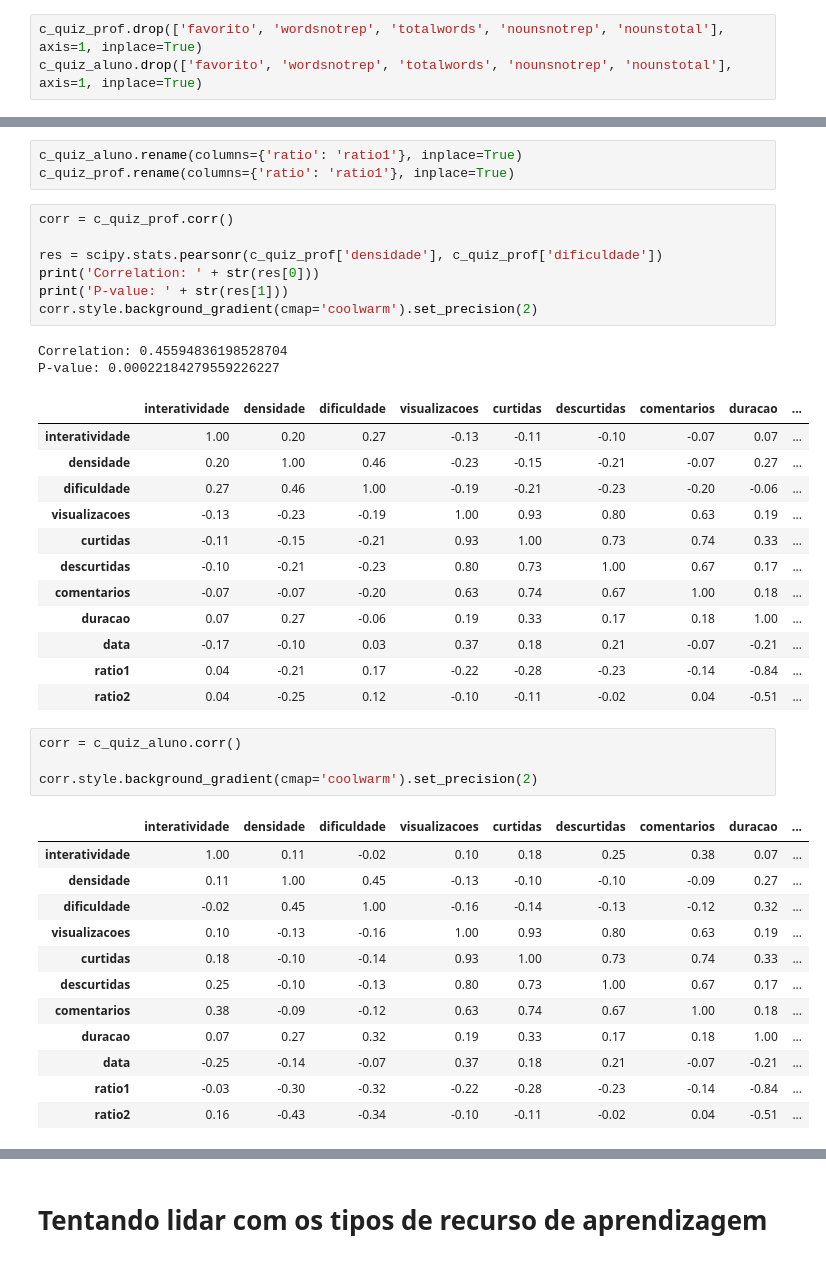
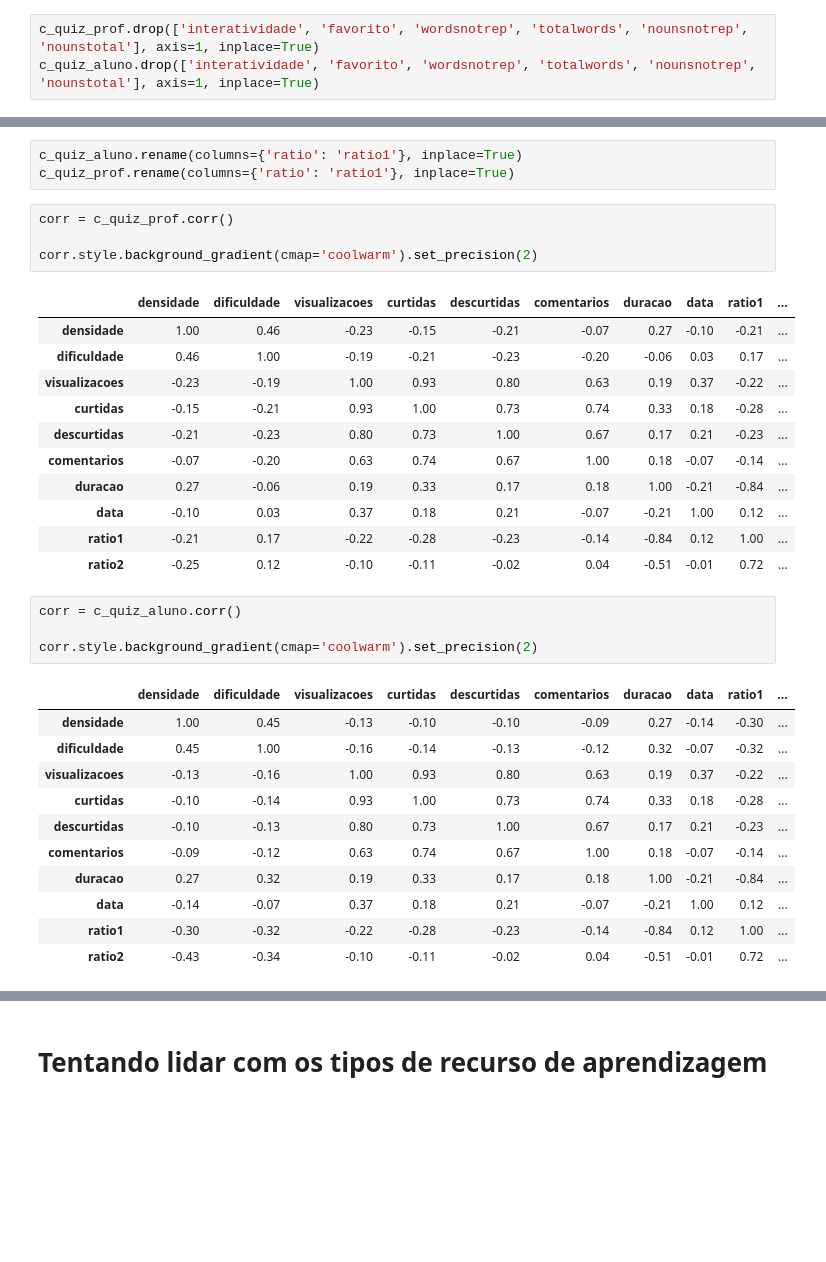
Before and after one commit to pedro-maschio/artigoSBIE, a Jupyter notebook: Análise Quase Final 1.0.1.ipynb, the cells around one changed output, grey strips where cells are left out. Drawn from its saved outputs; the diff is of its cells as text; blank space fills up the shorter version.

```diff
--- a/Análise Quase Final 1.0.1.ipynb
+++ b/Análise Quase Final 1.0.1.ipynb
@@ -269,8 +283,8 @@ ratios_to_float(questionarios)
 # %% [markdown]
 ## Removendo as colunas da quantidade de palavras e favorito (inteiramente 0)
 # %%
-c_quiz_prof.drop(['favorito', 'wordsnotrep', 'totalwords', 'nounsnotrep', 'nounstotal'], axis=1, inplace=True)
-c_quiz_aluno.drop(['favorito', 'wordsnotrep', 'totalwords', 'nounsnotrep', 'nounstotal'], axis=1, inplace=True)
+c_quiz_prof.drop(['interatividade', 'favorito', 'wordsnotrep', 'totalwords', 'nounsnotrep', 'nounstotal'], axis=1, inplace=True)
+c_quiz_aluno.drop(['interatividade', 'favorito', 'wordsnotrep', 'totalwords', 'nounsnotrep', 'nounstotal'], axis=1, inplace=True)
 # %% [markdown]
 # Verificando as correlações:  Professores
 # %%
@@ -521,42 +557,35 @@ c_quiz_prof.rename(columns={'ratio': 'ratio1'}, inplace=True)
 # %%
 corr = c_quiz_prof.corr()
 
-res = scipy.stats.pearsonr(c_quiz_prof['densidade'], c_quiz_prof['dificuldade'])
-print('Correlation: ' + str(res[0]))
-print('P-value: ' + str(res[1]))
 corr.style.background_gradient(cmap='coolwarm').set_precision(2)
 # %% [output]
-Correlation: 0.45594836198528704
-P-value: 0.00022184279559226227
-|  | interatividade | densidade | dificuldade | visualizacoes | curtidas | descurtidas | comentarios | duracao | ... |
-| interatividade | 1.00 | 0.20 | 0.27 | -0.13 | -0.11 | -0.10 | -0.07 | 0.07 | ... |
-| densidade | 0.20 | 1.00 | 0.46 | -0.23 | -0.15 | -0.21 | -0.07 | 0.27 | ... |
-| dificuldade | 0.27 | 0.46 | 1.00 | -0.19 | -0.21 | -0.23 | -0.20 | -0.06 | ... |
-| visualizacoes | -0.13 | -0.23 | -0.19 | 1.00 | 0.93 | 0.80 | 0.63 | 0.19 | ... |
-| curtidas | -0.11 | -0.15 | -0.21 | 0.93 | 1.00 | 0.73 | 0.74 | 0.33 | ... |
-| descurtidas | -0.10 | -0.21 | -0.23 | 0.80 | 0.73 | 1.00 | 0.67 | 0.17 | ... |
-| comentarios | -0.07 | -0.07 | -0.20 | 0.63 | 0.74 | 0.67 | 1.00 | 0.18 | ... |
-| duracao | 0.07 | 0.27 | -0.06 | 0.19 | 0.33 | 0.17 | 0.18 | 1.00 | ... |
-| data | -0.17 | -0.10 | 0.03 | 0.37 | 0.18 | 0.21 | -0.07 | -0.21 | ... |
-| ratio1 | 0.04 | -0.21 | 0.17 | -0.22 | -0.28 | -0.23 | -0.14 | -0.84 | ... |
-| ratio2 | 0.04 | -0.25 | 0.12 | -0.10 | -0.11 | -0.02 | 0.04 | -0.51 | ... |
+|  | densidade | dificuldade | visualizacoes | curtidas | descurtidas | comentarios | duracao | data | ratio1 | ... |
+| densidade | 1.00 | 0.46 | -0.23 | -0.15 | -0.21 | -0.07 | 0.27 | -0.10 | -0.21 | ... |
+| dificuldade | 0.46 | 1.00 | -0.19 | -0.21 | -0.23 | -0.20 | -0.06 | 0.03 | 0.17 | ... |
+| visualizacoes | -0.23 | -0.19 | 1.00 | 0.93 | 0.80 | 0.63 | 0.19 | 0.37 | -0.22 | ... |
+| curtidas | -0.15 | -0.21 | 0.93 | 1.00 | 0.73 | 0.74 | 0.33 | 0.18 | -0.28 | ... |
+| descurtidas | -0.21 | -0.23 | 0.80 | 0.73 | 1.00 | 0.67 | 0.17 | 0.21 | -0.23 | ... |
+| comentarios | -0.07 | -0.20 | 0.63 | 0.74 | 0.67 | 1.00 | 0.18 | -0.07 | -0.14 | ... |
+| duracao | 0.27 | -0.06 | 0.19 | 0.33 | 0.17 | 0.18 | 1.00 | -0.21 | -0.84 | ... |
+| data | -0.10 | 0.03 | 0.37 | 0.18 | 0.21 | -0.07 | -0.21 | 1.00 | 0.12 | ... |
+| ratio1 | -0.21 | 0.17 | -0.22 | -0.28 | -0.23 | -0.14 | -0.84 | 0.12 | 1.00 | ... |
+| ratio2 | -0.25 | 0.12 | -0.10 | -0.11 | -0.02 | 0.04 | -0.51 | -0.01 | 0.72 | ... |
 # %%
 corr = c_quiz_aluno.corr()
 
 corr.style.background_gradient(cmap='coolwarm').set_precision(2)
 # %% [output]
-|  | interatividade | densidade | dificuldade | visualizacoes | curtidas | descurtidas | comentarios | duracao | ... |
-| interatividade | 1.00 | 0.11 | -0.02 | 0.10 | 0.18 | 0.25 | 0.38 | 0.07 | ... |
-| densidade | 0.11 | 1.00 | 0.45 | -0.13 | -0.10 | -0.10 | -0.09 | 0.27 | ... |
-| dificuldade | -0.02 | 0.45 | 1.00 | -0.16 | -0.14 | -0.13 | -0.12 | 0.32 | ... |
-| visualizacoes | 0.10 | -0.13 | -0.16 | 1.00 | 0.93 | 0.80 | 0.63 | 0.19 | ... |
-| curtidas | 0.18 | -0.10 | -0.14 | 0.93 | 1.00 | 0.73 | 0.74 | 0.33 | ... |
-| descurtidas | 0.25 | -0.10 | -0.13 | 0.80 | 0.73 | 1.00 | 0.67 | 0.17 | ... |
-| comentarios | 0.38 | -0.09 | -0.12 | 0.63 | 0.74 | 0.67 | 1.00 | 0.18 | ... |
-| duracao | 0.07 | 0.27 | 0.32 | 0.19 | 0.33 | 0.17 | 0.18 | 1.00 | ... |
-| data | -0.25 | -0.14 | -0.07 | 0.37 | 0.18 | 0.21 | -0.07 | -0.21 | ... |
-| ratio1 | -0.03 | -0.30 | -0.32 | -0.22 | -0.28 | -0.23 | -0.14 | -0.84 | ... |
-| ratio2 | 0.16 | -0.43 | -0.34 | -0.10 | -0.11 | -0.02 | 0.04 | -0.51 | ... |
+|  | densidade | dificuldade | visualizacoes | curtidas | descurtidas | comentarios | duracao | data | ratio1 | ... |
+| densidade | 1.00 | 0.45 | -0.13 | -0.10 | -0.10 | -0.09 | 0.27 | -0.14 | -0.30 | ... |
+| dificuldade | 0.45 | 1.00 | -0.16 | -0.14 | -0.13 | -0.12 | 0.32 | -0.07 | -0.32 | ... |
+| visualizacoes | -0.13 | -0.16 | 1.00 | 0.93 | 0.80 | 0.63 | 0.19 | 0.37 | -0.22 | ... |
+| curtidas | -0.10 | -0.14 | 0.93 | 1.00 | 0.73 | 0.74 | 0.33 | 0.18 | -0.28 | ... |
+| descurtidas | -0.10 | -0.13 | 0.80 | 0.73 | 1.00 | 0.67 | 0.17 | 0.21 | -0.23 | ... |
+| comentarios | -0.09 | -0.12 | 0.63 | 0.74 | 0.67 | 1.00 | 0.18 | -0.07 | -0.14 | ... |
+| duracao | 0.27 | 0.32 | 0.19 | 0.33 | 0.17 | 0.18 | 1.00 | -0.21 | -0.84 | ... |
+| data | -0.14 | -0.07 | 0.37 | 0.18 | 0.21 | -0.07 | -0.21 | 1.00 | 0.12 | ... |
+| ratio1 | -0.30 | -0.32 | -0.22 | -0.28 | -0.23 | -0.14 | -0.84 | 0.12 | 1.00 | ... |
+| ratio2 | -0.43 | -0.34 | -0.10 | -0.11 | -0.02 | 0.04 | -0.51 | -0.01 | 0.72 | ... |
 # %%
 c_quiz_prof.iloc[1]
 # %% [output]
```
Also changed, not shown: parts of 14 cells of this notebook.
